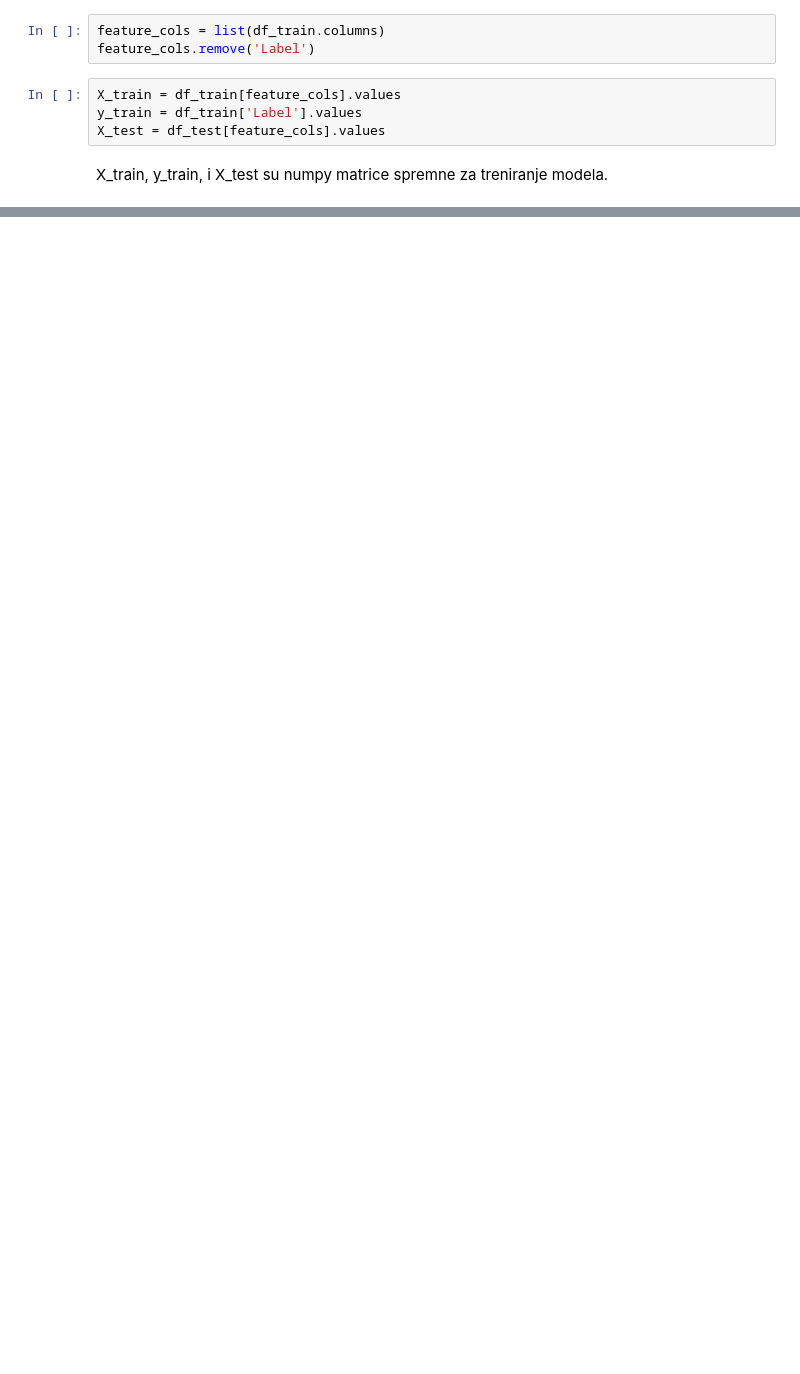
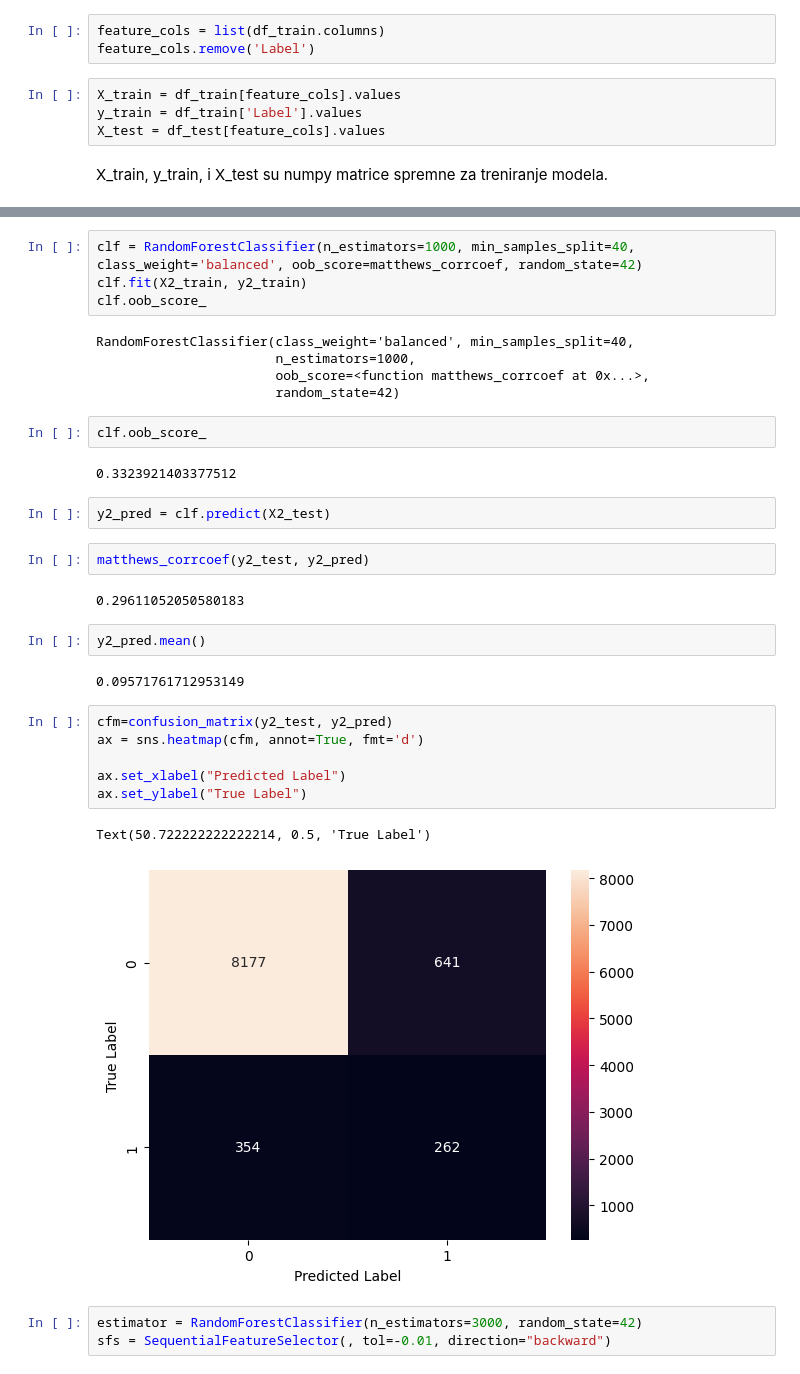
Before and after one commit to Ivan-Klabucar/Kotao, a Jupyter notebook: Exploratory Data Analysis/Experiment.ipynb, the cells around one changed output, grey strips where cells are left out. Saved outputs shown, nothing was run; the diff lists cells and outputs as text; blank space fills up the shorter version.

```diff
--- a/Exploratory Data Analysis/Experiment.ipynb
+++ b/Exploratory Data Analysis/Experiment.ipynb
@@ -414,0 +638,35 @@ X_train, y_train, i X_test su numpy matrice spremne za treniranje modela.
+# %%
+clf = RandomForestClassifier(n_estimators=1000, min_samples_split=40, class_weight='balanced', oob_score=matthews_corrcoef, random_state=42)
+clf.fit(X2_train, y2_train)
+clf.oob_score_
+# %% [output]
+RandomForestClassifier(class_weight='balanced', min_samples_split=40,
+                       n_estimators=1000,
+                       oob_score=<function matthews_corrcoef at 0x...>,
+                       random_state=42)
+# %%
+clf.oob_score_
+# %% [output]
+0.3323921403377512
+# %%
+y2_pred = clf.predict(X2_test)
+# %%
+matthews_corrcoef(y2_test, y2_pred)
+# %% [output]
+0.29611052050580183
+# %%
+y2_pred.mean()
+# %% [output]
+0.09571761712953149
+# %%
+cfm=confusion_matrix(y2_test, y2_pred)
+ax = sns.heatmap(cfm, annot=True, fmt='d')
+
+ax.set_xlabel("Predicted Label")
+ax.set_ylabel("True Label")
+# %% [output]
+Text(50.722222222222214, 0.5, 'True Label')
+[figure, added]
+# %%
+estimator = RandomForestClassifier(n_estimators=3000, random_state=42)
+sfs = SequentialFeatureSelector(, tol=-0.01, direction="backward")
```
Also changed, not shown: parts of 38 cells of this notebook.
